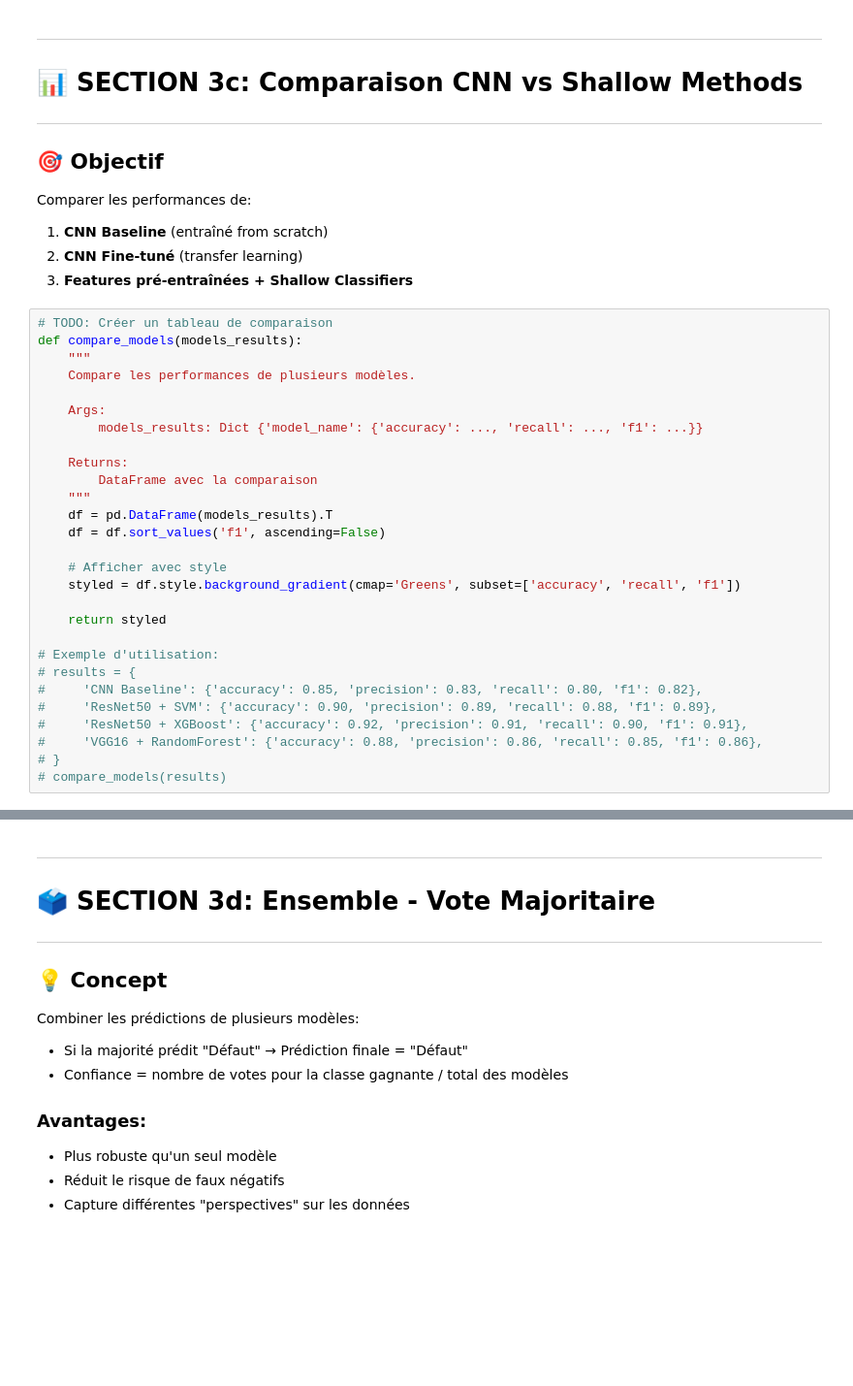
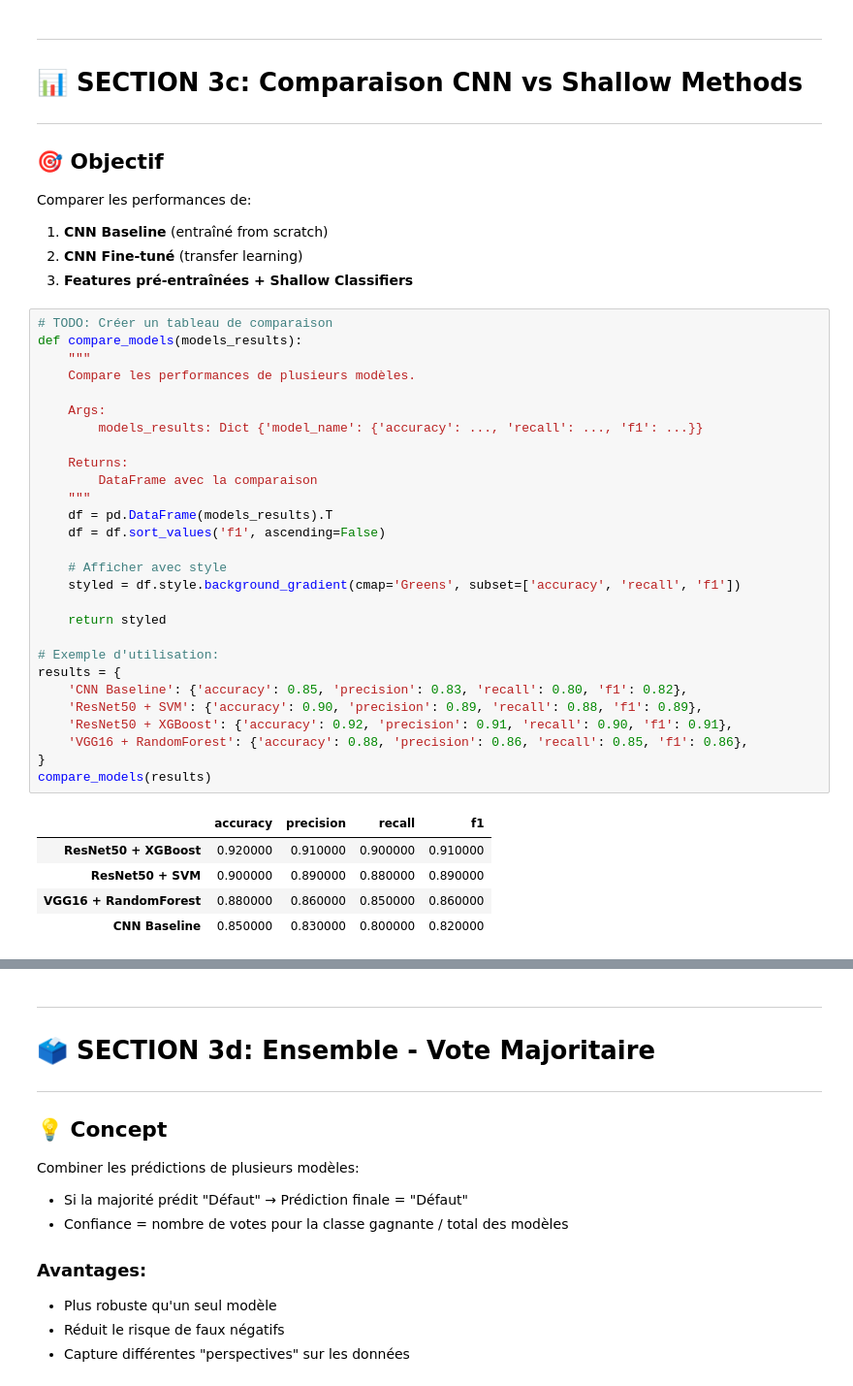
Before and after one commit to yvpierre/skema-hackathon, a Jupyter notebook: 01.1hackathon_notebook_template_jour2.ipynb, the cells around one changed output, grey strips where cells are left out. Shown at 97% size. Cells and saved outputs as stored; diff of their text form; blank space fills up the shorter version.

```diff
--- a/01.1hackathon_notebook_template_jour2.ipynb
+++ b/01.1hackathon_notebook_template_jour2.ipynb
@@ -815,31 +770,37 @@ Comparer les performances de:
 # %%
 # TODO: Créer un tableau de comparaison
 def compare_models(models_results):
     """
     Compare les performances de plusieurs modèles.
 
     Args:
         models_results: Dict {'model_name': {'accuracy': ..., 'recall': ..., 'f1': ...}}
 
     Returns:
         DataFrame avec la comparaison
     """
     df = pd.DataFrame(models_results).T
     df = df.sort_values('f1', ascending=False)
 
     # Afficher avec style
     styled = df.style.background_gradient(cmap='Greens', subset=['accuracy', 'recall', 'f1'])
 
     return styled
 
 # Exemple d'utilisation:
-# results = {
-#     'CNN Baseline': {'accuracy': 0.85, 'precision': 0.83, 'recall': 0.80, 'f1': 0.82},
-#     'ResNet50 + SVM': {'accuracy': 0.90, 'precision': 0.89, 'recall': 0.88, 'f1': 0.89},
-#     'ResNet50 + XGBoost': {'accuracy': 0.92, 'precision': 0.91, 'recall': 0.90, 'f1': 0.91},
-#     'VGG16 + RandomForest': {'accuracy': 0.88, 'precision': 0.86, 'recall': 0.85, 'f1': 0.86},
-# }
-# compare_models(results)
+results = {
+    'CNN Baseline': {'accuracy': 0.85, 'precision': 0.83, 'recall': 0.80, 'f1': 0.82},
+    'ResNet50 + SVM': {'accuracy': 0.90, 'precision': 0.89, 'recall': 0.88, 'f1': 0.89},
+    'ResNet50 + XGBoost': {'accuracy': 0.92, 'precision': 0.91, 'recall': 0.90, 'f1': 0.91},
+    'VGG16 + RandomForest': {'accuracy': 0.88, 'precision': 0.86, 'recall': 0.85, 'f1': 0.86},
+}
+compare_models(results)
+# %% [output]
+|  | accuracy | precision | recall | f1 |
+| ResNet50 + XGBoost | 0.920000 | 0.910000 | 0.900000 | 0.910000 |
+| ResNet50 + SVM | 0.900000 | 0.890000 | 0.880000 | 0.890000 |
+| VGG16 + RandomForest | 0.880000 | 0.860000 | 0.850000 | 0.860000 |
+| CNN Baseline | 0.850000 | 0.830000 | 0.800000 | 0.820000 |
 # %%
 # Visualisation graphique de la comparaison
 def plot_model_comparison(results):
```
Also changed, not shown: parts of 21 cells of this notebook, 7 other files.
